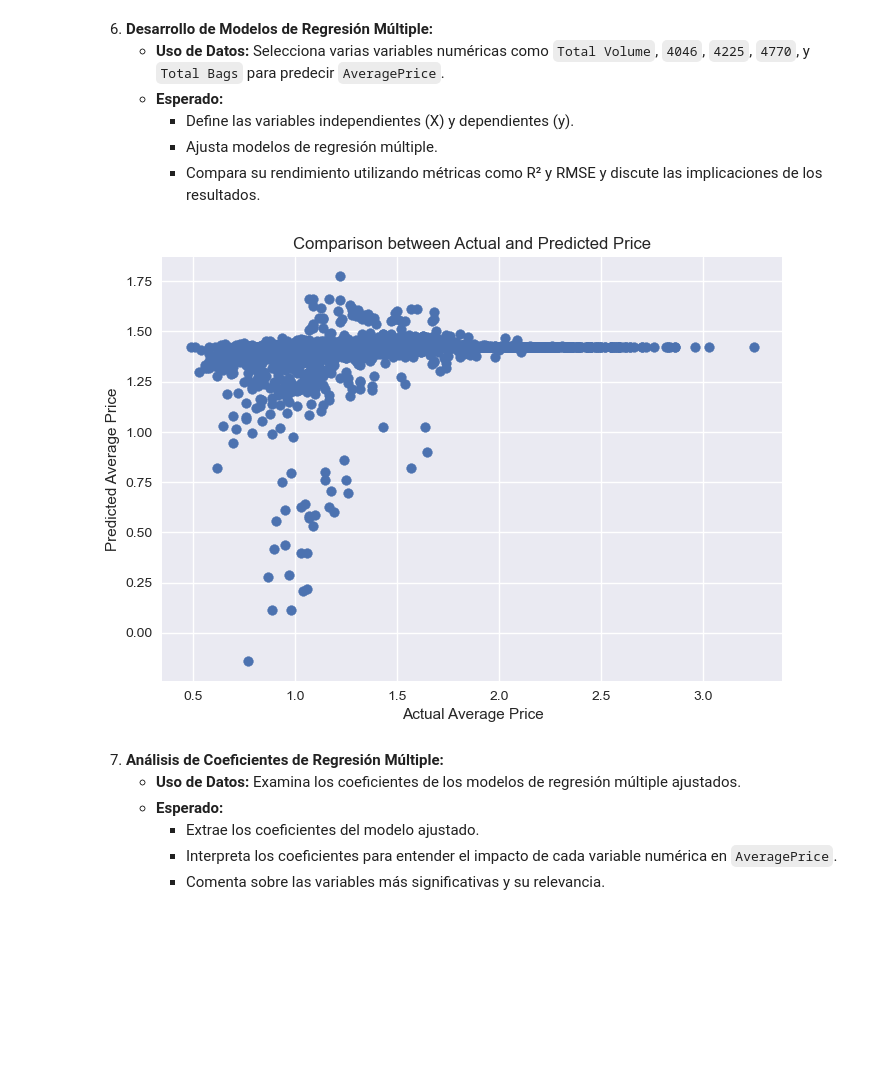
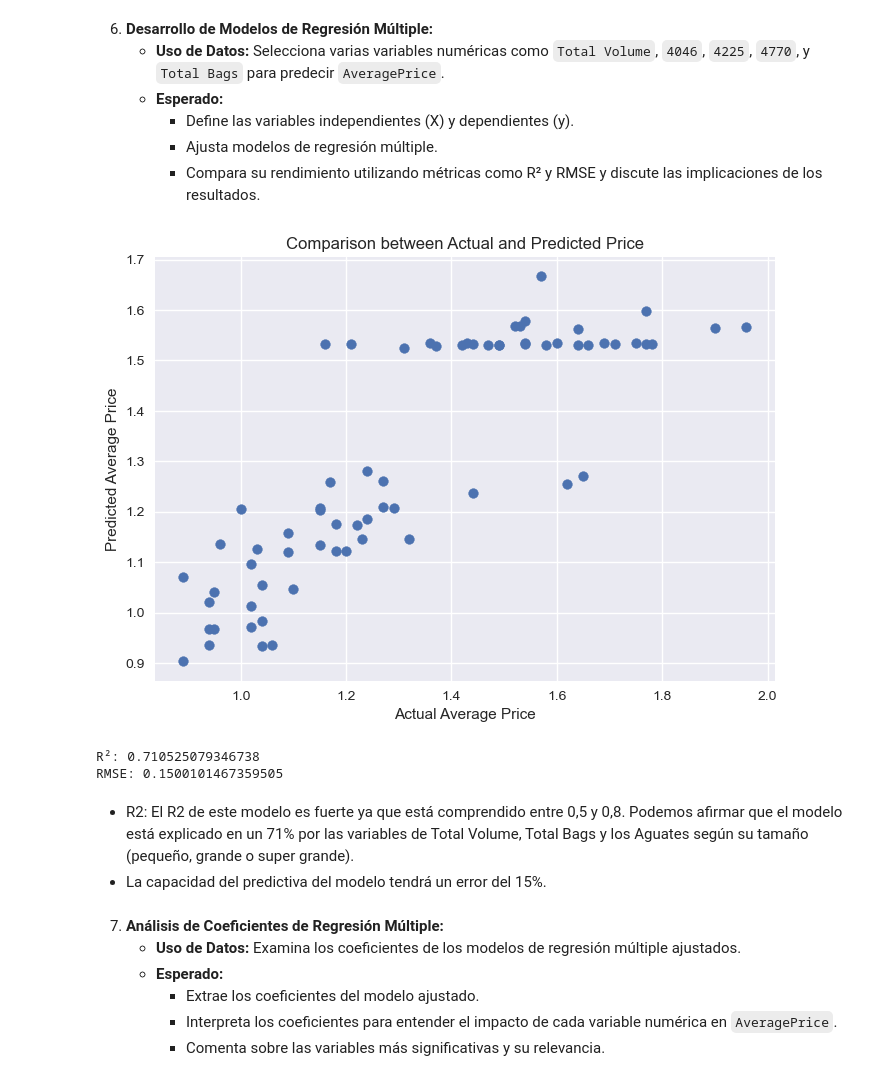
Before and after one commit to Julix4/avocado_project, a Jupyter notebook: 5. Análisis de Correlación y Regresión.ipynb, the cells around one changed output. Cells and saved outputs as stored; diff of their text form; code cells hidden in the pictures; blank space fills up the shorter version.

Commit message:
Cambios con total_us

```diff
--- a/5. Análisis de Correlación y Regresión.ipynb
+++ b/5. Análisis de Correlación y Regresión.ipynb
@@ -241,15 +248,12 @@ RMSE: 0.18182285604462206
      - Usa los datos de 1 o 2 años anteriores para predecir el siguiente año ajustando modelos de regresión lineal y polinómica.
      - Evalúa la precisión de tus predicciones utilizando métricas como R² y RMSE.
 # %%
-df['Date'] = pd.to_datetime(df['Date'])
+df_totalus['Date'] = pd.to_datetime(df_totalus['Date'])
 
-df_anual = df.groupby(pd.Grouper(key='Date', freq='Y')).agg({'AveragePrice': 'mean', 'Total Volume': 'mean'}).reset_index()
+df_anual = df_totalus.groupby(pd.Grouper(key='Date', freq='Y')).agg({'AveragePrice': 'mean', 'Total Volume': 'mean'}).reset_index()
 
 X = df_anual[['AveragePrice', 'Total Volume']].shift(1)
 y = df_anual['AveragePrice'].shift(-1)
-
-X.dropna(inplace=True)
-y.dropna(inplace=True)
 
 print("Number of samples after dropping NaN:")
 print(len(X))
@@ -330,37 +333,42 @@ RMSE: 3.330006397496332
      - Compara su rendimiento utilizando métricas como R² y RMSE y discute las implicaciones de los resultados.
 # %%
 # Seleccionar las variables relevantes
-X = df[['Total Volume', '4046', '4225', '4770', 'Total Bags']]
-y = df['AveragePrice']
+X = df_totalus[['Total Volume', '4046', '4225', '4770', 'Total Bags']]
+y = df_totalus['AveragePrice']
 
 # Dividir los datos en entrenamiento y prueba
 X_train, X_test, y_train, y_test = train_test_split(X, y, test_size=0.2, random_state=42)
 
 # Create a linear regression model
 model = LinearRegression()
 
 # Train the model on your training data
 model.fit(X_train, y_train)
 
 # Make predictions on the test data
 y_pred = model.predict(X_test)
 
 # Calcular  R² y RMSE
 r2 = r2_score(y_test, y_pred)
 rmse = np.sqrt(mean_squared_error(y_test, y_pred))
 
 # Generate scatter plot
 plt.scatter(y_test, y_pred)
 plt.xlabel('Actual Average Price')
 plt.ylabel('Predicted Average Price')
 plt.title('Comparison between Actual and Predicted Price')
 plt.show()
 
 # Print R² and RMSE (optional)
-# print("R²:", r2)
-# print("RMSE:", rmse)
+print("R²:", r2)
+print("RMSE:", rmse)
 # %% [output]
-[figure, old version]
+[figure, new version]
+R²: 0.710525079346738
+RMSE: 0.1500101467359505
+# %% [markdown]
+- R2: El R2 de este modelo es fuerte ya que está comprendido entre 0,5 y 0,8. Podemos afirmar que el modelo está explicado en un 71% por las variables de Total Volume, Total Bags y los Aguates según su tamaño (pequeño, grande o super grande).
+- La capacidad del predictiva del modelo tendrá un error del 15%.
 # %% [markdown]
 7. **Análisis de Coeficientes de Regresión Múltiple:**
    - **Uso de Datos:** Examina los coeficientes de los modelos de regresión múltiple ajustados.
```
Also changed, not shown: parts of 6 cells of this notebook.
